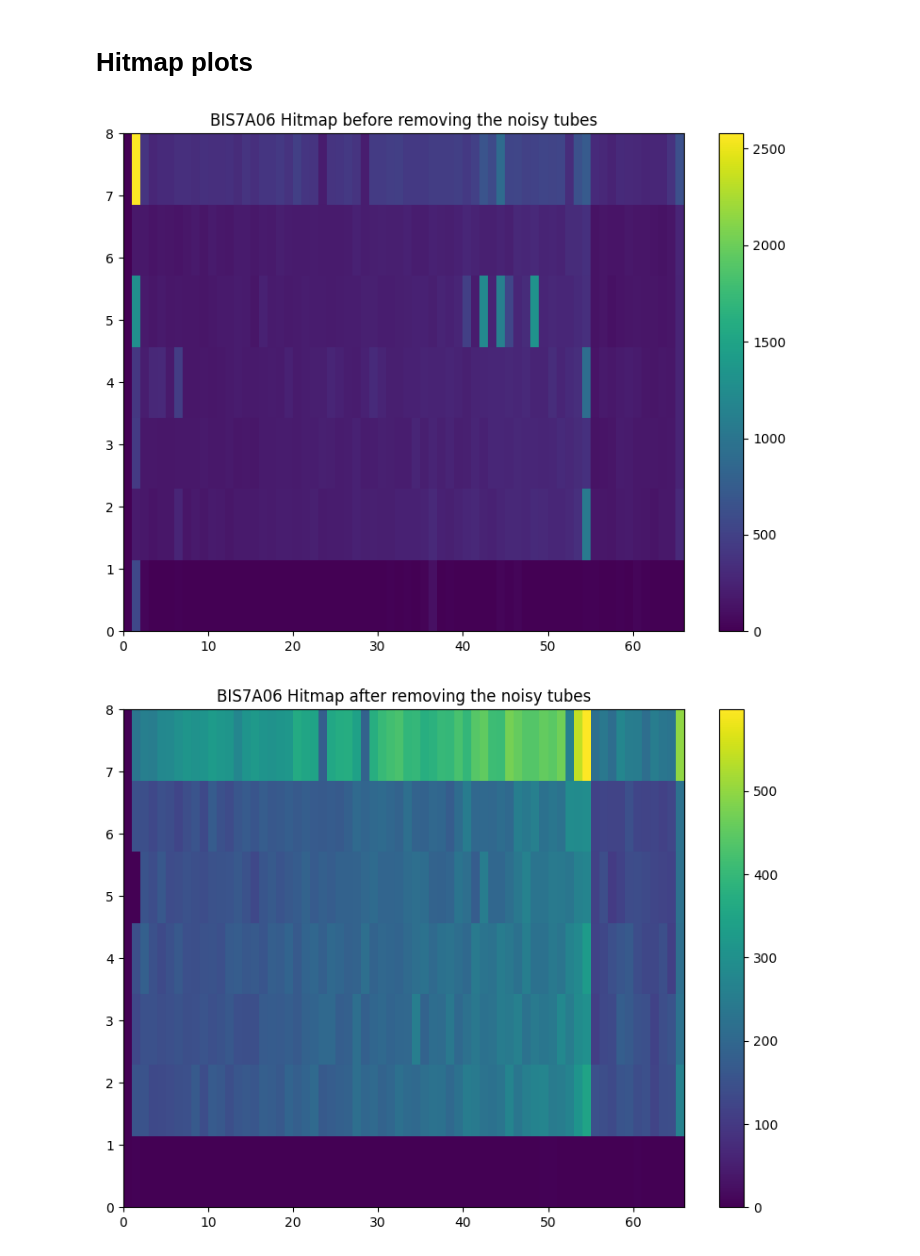
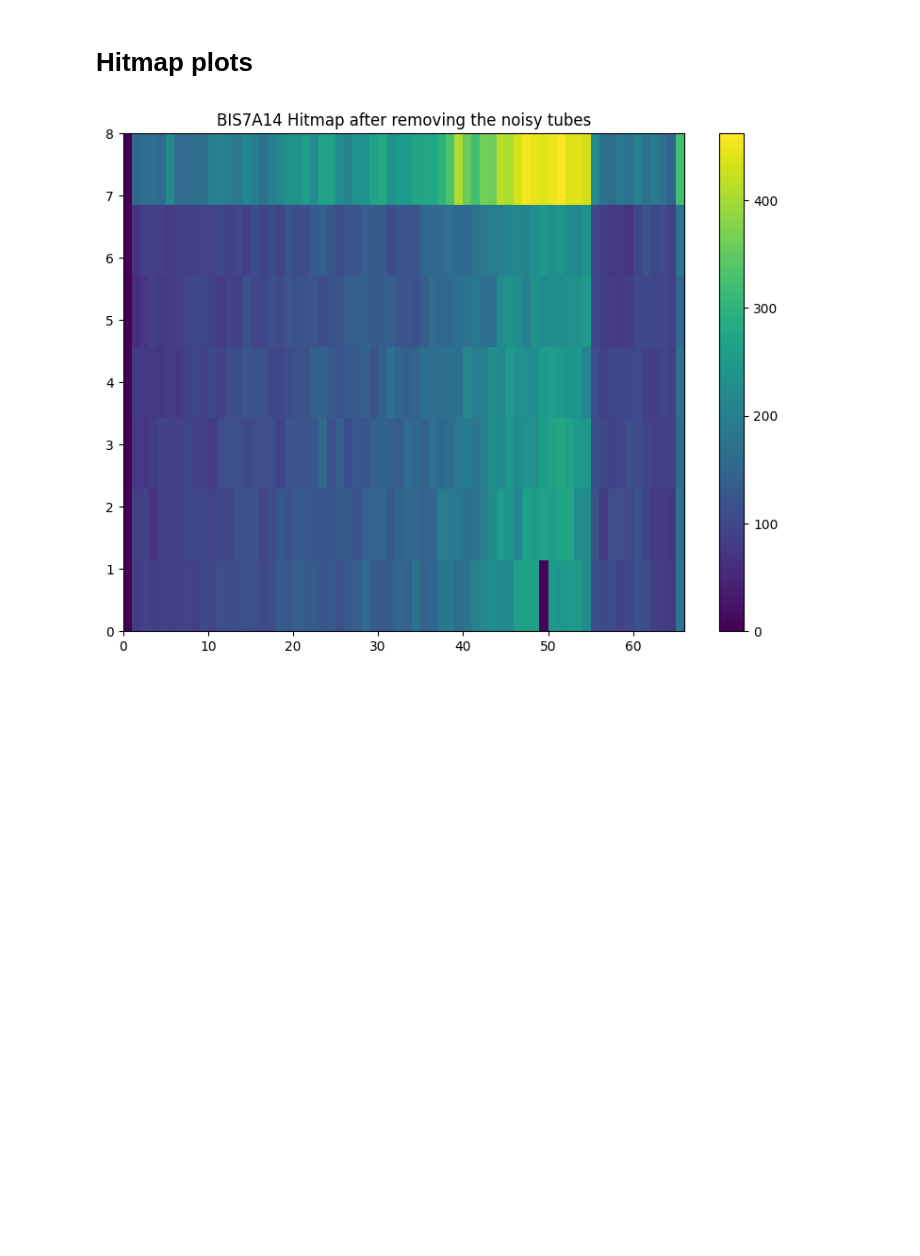
Before and after one commit to ppriyanka8/ATLAS, a Jupyter notebook: BIS7A16.ipynb, the cells around one changed output. Drawn from its saved outputs; the diff is of its cells as text; code cells hidden in the pictures; blank space fills up the shorter version.

```diff
--- a/BIS7A16.ipynb
+++ b/BIS7A16.ipynb
@@ -17,8 +17,11 @@ import mdtCalib_functions
 # inputCalibNtuple='data23_calib.00456729.calibration_MuonAll.daq.RAW.0000_0004-0051.ntuple.root'  #BMG
 # inputCalibNtuple='data23_calib.00456729.calibration_MuonAll.daq.RAW.0000_0004-0113.ntuple.root'    #BIS7A02
 # inputCalibNtuple='data23_calib.00456729.calibration_MuonAll.daq.RAW.0000_0004-0114.ntuple.root'      #BIS7A04
-# inputCalibNtuple='data23_calib.00456729.calibration_MuonAll.daq.RAW.0000_0004-0115.ntuple.root'        #BIS7A06
-inputCalibNtuple='data23_calib.00456729.calibration_MuonAll.daq.RAW.0000_0004-0116.ntuple.root'
+# inputCalibNtuple='data23_calib.00456729.calibration_MuonAll.daq.RAW.0000_0004-0115.ntuple.root'     #BIS7A06
+# inputCalibNtuple='data23_calib.00456729.calibration_MuonAll.daq.RAW.0000_0004-0116.ntuple.root'      #BIS7A08
+# inputCalibNtuple='data23_calib.00456729.calibration_MuonAll.daq.RAW.0000_0004-0117.ntuple.root'        #BIS7A10
+# inputCalibNtuple='data23_calib.00456729.calibration_MuonAll.daq.RAW.0000_0004-0118.ntuple.root'      #BIS7A12
+inputCalibNtuple='data23_calib.00456729.calibration_MuonAll.daq.RAW.0000_0004-0119.ntuple.root'        #BIS7A14
 
 f=uproot.open(inputCalibNtuple)
 
@@ -138,13 +141,8 @@ def adc_cut(df,chamber,cut):  #returns complete dataframe just introducing adc_c
 #Extract list of noisy_tubes and dataframe removing noisy_tubes
 def noise_tubes(df,chamber,cut,noise_thresh):
 
-
-    # adc_cut=50
-
-    # df_raw_chamber = df[df['rawMdt_station']==chamber]
-    # df_raw_adc_cut=df_raw_chamber[df_raw_chamber['rawMdt_adc']>adc_cut]   #Complete dataframe after introducing adc_cut
-    df_raw_adc_cut=adc_cut(df_raw,'BIS7A06',cut)
-    df_noise_adc=noise_rate(df_raw_adc_cut,'BIS7A06')    #creating a separate dataframe for noise_ate and tube_id from after adc_cut df
+    df_raw_adc_cut=adc_cut(df_raw,'BIS7A14',cut)
+    df_noise_adc=noise_rate(df_raw_adc_cut,'BIS7A14')    #creating a separate dataframe for noise_ate and tube_id from after adc_cut df
     noisy_tubes=df_noise_adc[df_noise_adc['Noise_Rate']>noise_thresh]  #Extract all the rows for noise_rate>20k from the df_noise_rate dataframe
     noisy_list=noisy_tubes['Tube_Name']      #extract names for all the noisy tubes extracted above
     print('List of noisy_tubes for chamber %s'%(chamber),noisy_list)
@@ -153,8 +151,8 @@ def df_filtered(df,chamber,cut,noise_thresh):
 
     df_raw_chamber = df[df['rawMdt_station']==chamber]
     df_raw_adc_cut=df_raw_chamber[df_raw_chamber['rawMdt_adc']>cut]
-    # df_raw_adc_cut=adc_cut(df_raw,'BIS7A06')  #Complete dataframe after introducing adc_cut
-    df_noise_adc=noise_rate(df_raw_adc_cut,'BIS7A06')    #creating a separate dataframe for noise_ate and tube_id from after adc_cut df
+    # df_raw_adc_cut=adc_cut(df_raw,'BIS7A14')  #Complete dataframe after introducing adc_cut
+    df_noise_adc=noise_rate(df_raw_adc_cut,'BIS7A14')    #creating a separate dataframe for noise_ate and tube_id from after adc_cut df
     noisy_tubes=df_noise_adc[df_noise_adc['Noise_Rate']>noise_thresh]
 #make a dataframe excluding noisy tubes
     df_raw_chamber_noisy_filtered=df_raw_adc_cut[~df_raw_adc_cut['rawMdt_tubeInfo'].isin(noisy_tubes['Tube_Name'])]
@@ -162,7 +160,7 @@ def df_filtered(df,chamber,cut,noise_thresh):
 
 ADC_CUT_VAL = 50
 noise_thresh=20000
-df_filtered(df_raw,'BIS7A06',ADC_CUT_VAL,noise_thresh)
+# df_filtered(df_raw,'BIS7A14',ADC_CUT_VAL,noise_thresh)
 
-# noise_tubes(df_raw,'BIS7A06',ADC_CUT_VAL)
+noise_tubes(df_raw,'BIS7A14',ADC_CUT_VAL,noise_thresh)
 # %% [output]
@@ -237,34 +225,33 @@ plot_for_noise_rate(df_raw,'BIS7A06',ADC_CUT_VAL,noise_thresh)
 # plotting function for chamber hitMap and noise_hits
 def plotHitMap(df,chamber,plot_title):
 
 
     chamberinfo = list(df.rawMdt_tubeInfo)
     #apply to ML-Layer-Tube columns
     ml =[int(x.split('-')[1]) for x in chamberinfo]
     ly =[int(x.split('-')[2]) for x in chamberinfo]
     nLayer = [(int(x.split('-')[1])-1)*4 + int(x.split('-')[2]) for x in chamberinfo]
     tb =[int(x.split('-')[3]) for x in chamberinfo]
 
     fig,ax = plt.subplots(figsize=(8,6))
     fig.subplots_adjust(top = 0.93, bottom = 0.05, left =0.02,right =0.95, wspace = 0.2, hspace = 0.2)
     ax.set_title(plot_title)
 
 
     # get Maxtube per layer and total layer from chamberlist_run3.py
     maxLy = chamberlist_run3.MDTtotalLayers(chamber)
     maxTb = chamberlist_run3.MDTtotalTubes(chamber)
 
     counts, xedges, yedges, im = ax.hist2d(tb,nLayer, bins = [66,7], range= [[0,66],[0,8]], cmap=plt.cm.viridis,label='hitMap')
     fig.colorbar(im, ax=ax)
     plt.show()
     fig.savefig('Hitmap for %s'%(chamber))
 
-CHAMBER_NAME='BIS7A06'
+CHAMBER_NAME='BIS7A14'
 df_raw_chamber_by_rawMdtStation = df_raw[df_raw['rawMdt_station']==CHAMBER_NAME]
 
 df_raw_chamber_filtered = df_filtered(df_raw,CHAMBER_NAME,ADC_CUT_VAL,noise_thresh)
-plotHitMap(df_raw_chamber_by_rawMdtStation,CHAMBER_NAME,f"{CHAMBER_NAME} Hitmap before removing the noisy tubes")  #crude plot
+# plotHitMap(df_raw_chamber_by_rawMdtStation,CHAMBER_NAME,f"{CHAMBER_NAME} Hitmap before removing the noisy tubes")  #crude plot
 plotHitMap(df_raw_chamber_filtered,CHAMBER_NAME,f"{CHAMBER_NAME} Hitmap after removing the noisy tubes") #filtered plot
 # %% [output]
-[figure, old version]
+[figure, new version]
-[figure, removed]
```
Also changed, not shown: parts of 7 cells of this notebook.
